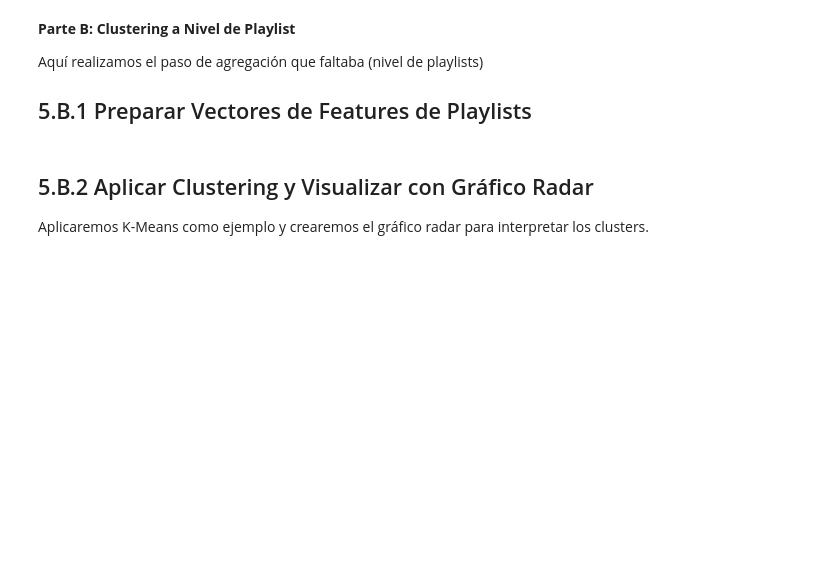
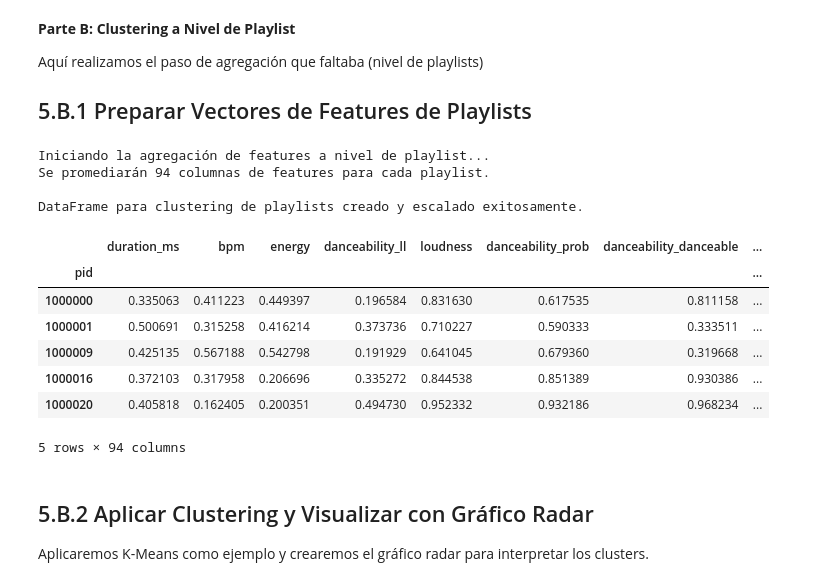
Before and after one commit to fabianlgomez/mpd-PlaylistSimilarity-unal, a Jupyter notebook: associationRules&Clustering.ipynb, the cells around one changed output. Drawn from its saved outputs; the diff is of its cells as text; code cells hidden in the pictures; blank space fills up the shorter version.

```diff
--- a/associationRules&Clustering.ipynb
+++ b/associationRules&Clustering.ipynb
@@ -497,21 +594,49 @@ Aquí realizamos el paso de agregación que faltaba (nivel de playlists)
 ## 5.B.1 Preparar Vectores de Features de Playlists
 # %%
 # --- 5.B.1 Agregación a Nivel de Playlist ---
-
+print("Iniciando la agregación de features a nivel de playlist...")
 # Seleccionar columnas numéricas de audio
 numerical_cols = tracks_for_clustering.columns
 
-# Agrupar por playlist (pid) y calcular la media de las características de sus canciones
-playlist_features_df = df_processed.groupby('pid')[numerical_cols].mean()
+# --- LA CORRECCIÓN ESTÁ AQUÍ ---
+# 1. Seleccionamos SOLO las columnas numéricas del DataFrame que vamos a agrupar.
+numerical_cols_all = df_processed.select_dtypes(include=np.number).columns
 
-# ¡Importante! Debemos escalar estas nuevas features agregadas también.
+# 2. Excluimos explícitamente las columnas que son numéricas pero NO son features de audio.
+#    No tiene sentido promediar el 'pid', la 'pos' o la bandera 'was_imputed'.
+cols_to_exclude = ['pid', 'pos', 'was_imputed']
+numerical_features = [col for col in numerical_cols_all if col not in cols_to_exclude]
+
+print(f"Se promediarán {len(numerical_features)} columnas de features para cada playlist.")
+
+
+# 3. Agrupamos por playlist (pid) y calculamos la media usando la lista de columnas correcta.
+#    Esta operación ahora solo funcionará con verdaderas features numéricas.
+playlist_features_df = df_processed.groupby('pid')[numerical_features].mean()
+
+
+# ¡Importante! El resto del código ya estaba bien.
+# Debemos escalar estas nuevas features agregadas para que los algoritmos de clustering funcionen bien.
 scaler_playlist = MinMaxScaler()
 playlist_features_scaled = scaler_playlist.fit_transform(playlist_features_df)
 playlist_features_scaled_df = pd.DataFrame(playlist_features_scaled, index=playlist_features_df.index, columns=playlist_features_df.columns)
 
 
-print("DataFrame para clustering de playlists creado y escalado.")
-playlist_features_scaled_df.head()
+print("\nDataFrame para clustering de playlists creado y escalado exitosamente.")
+display(playlist_features_scaled_df.head())
+# %% [output]
+Iniciando la agregación de features a nivel de playlist...
+Se promediarán 94 columnas de features para cada playlist.
+
+DataFrame para clustering de playlists creado y escalado exitosamente.
+|  | duration_ms | bpm | energy | danceability_ll | loudness | danceability_prob | danceability_danceable | ... |
+| pid |  |  |  |  |  |  |  | ... |
+| 1000000 | 0.335063 | 0.411223 | 0.449397 | 0.196584 | 0.831630 | 0.617535 | 0.811158 | ... |
+| 1000001 | 0.500691 | 0.315258 | 0.416214 | 0.373736 | 0.710227 | 0.590333 | 0.333511 | ... |
+| 1000009 | 0.425135 | 0.567188 | 0.542798 | 0.191929 | 0.641045 | 0.679360 | 0.319668 | ... |
+| 1000016 | 0.372103 | 0.317958 | 0.206696 | 0.335272 | 0.844538 | 0.851389 | 0.930386 | ... |
+| 1000020 | 0.405818 | 0.162405 | 0.200351 | 0.494730 | 0.952332 | 0.932186 | 0.968234 | ... |
+5 rows × 94 columns
 # %% [markdown]
 ## 5.B.2 Aplicar Clustering y Visualizar con Gráfico Radar
 Aplicaremos K-Means como ejemplo y crearemos el gráfico radar para interpretar los clusters.
```
Also changed, not shown: parts of 10 cells of this notebook.
